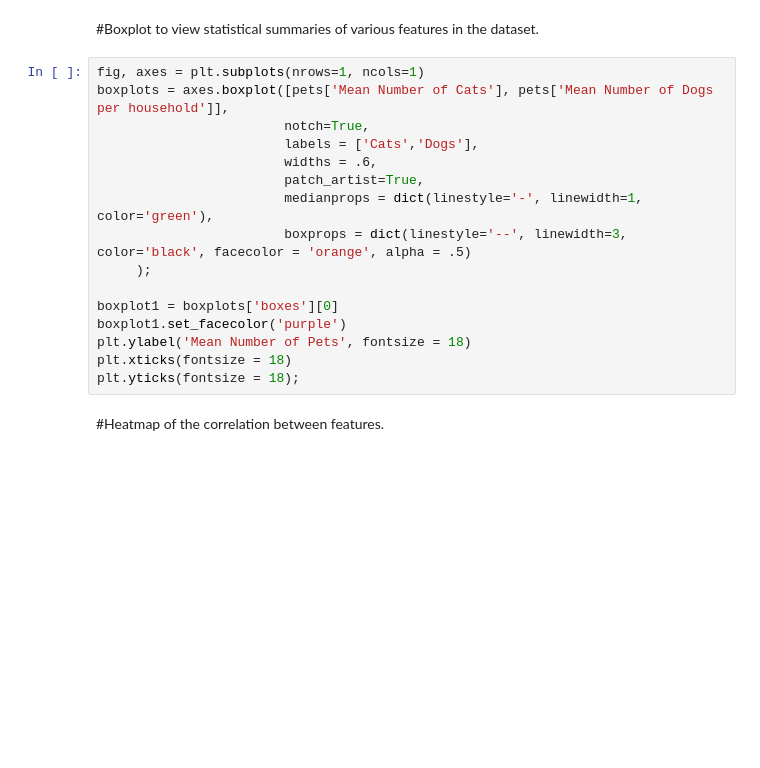
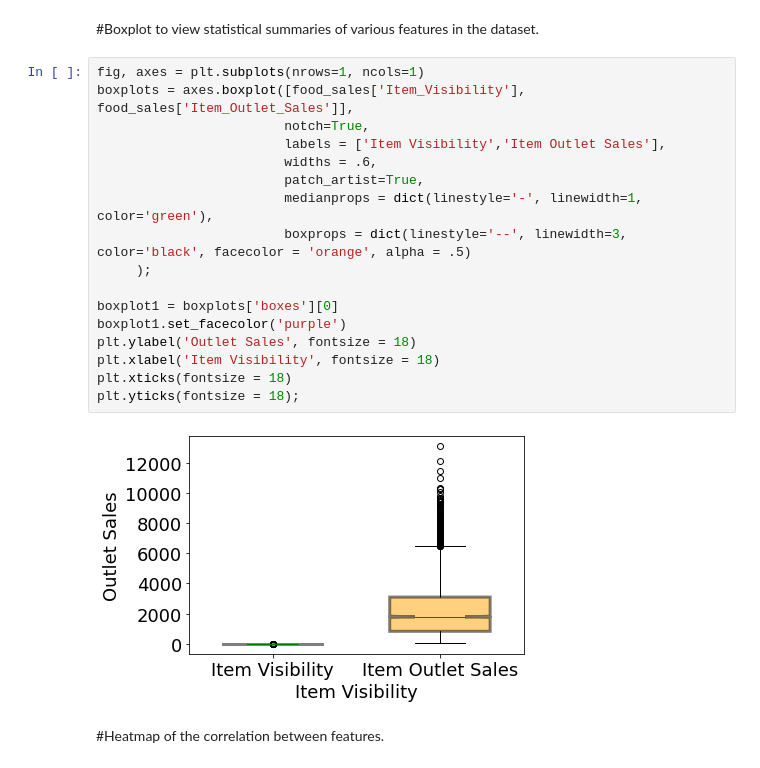
Before and after one commit to jul1andav1d/Food-Items-Sales-Predictions-Prjct1, a Jupyter notebook: Food_Sales_Prediction.ipynb, the cells around one changed output. Saved outputs shown, nothing was run; the diff lists cells and outputs as text; blank space fills up the shorter version.

```diff
--- a/Food_Sales_Prediction.ipynb
+++ b/Food_Sales_Prediction.ipynb
@@ -268,19 +268,22 @@ c) Item Weight is skewed
 #Boxplot to view statistical summaries of various features in the dataset.
 # %%
 fig, axes = plt.subplots(nrows=1, ncols=1)
-boxplots = axes.boxplot([pets['Mean Number of Cats'], pets['Mean Number of Dogs per household']],
+boxplots = axes.boxplot([food_sales['Item_Visibility'], food_sales['Item_Outlet_Sales']],
                         notch=True,
-                        labels = ['Cats','Dogs'],
+                        labels = ['Item Visibility','Item Outlet Sales'],
                         widths = .6,
                         patch_artist=True,
                         medianprops = dict(linestyle='-', linewidth=1, color='green'),
                         boxprops = dict(linestyle='--', linewidth=3, color='black', facecolor = 'orange', alpha = .5)
      );
 
 boxplot1 = boxplots['boxes'][0]
 boxplot1.set_facecolor('purple')
-plt.ylabel('Mean Number of Pets', fontsize = 18)
+plt.ylabel('Outlet Sales', fontsize = 18)
+plt.xlabel('Item Visibility', fontsize = 18)
 plt.xticks(fontsize = 18)
 plt.yticks(fontsize = 18);
+# %% [output]
+[figure, added]
 # %% [markdown]
 #Heatmap of the correlation between features.
```
